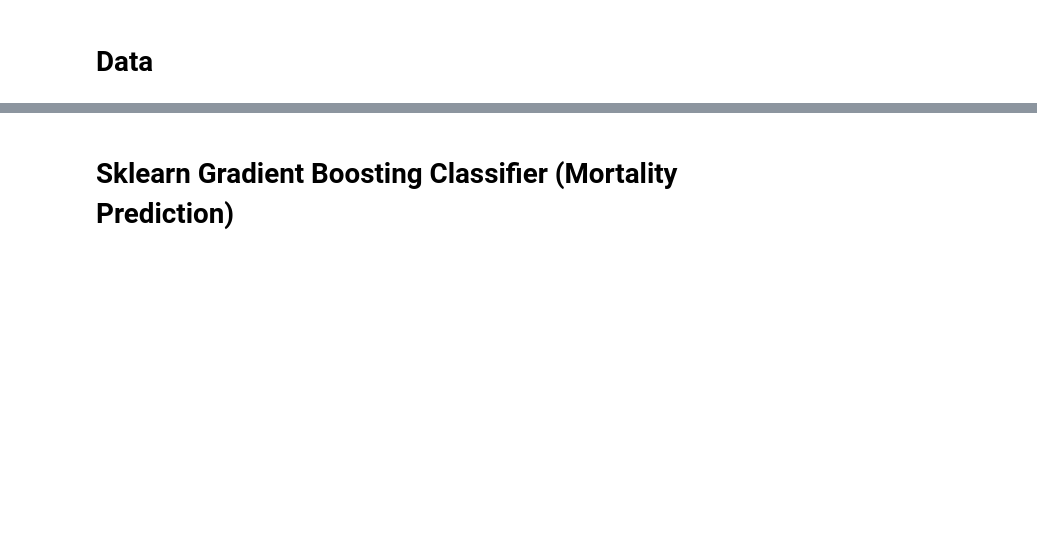
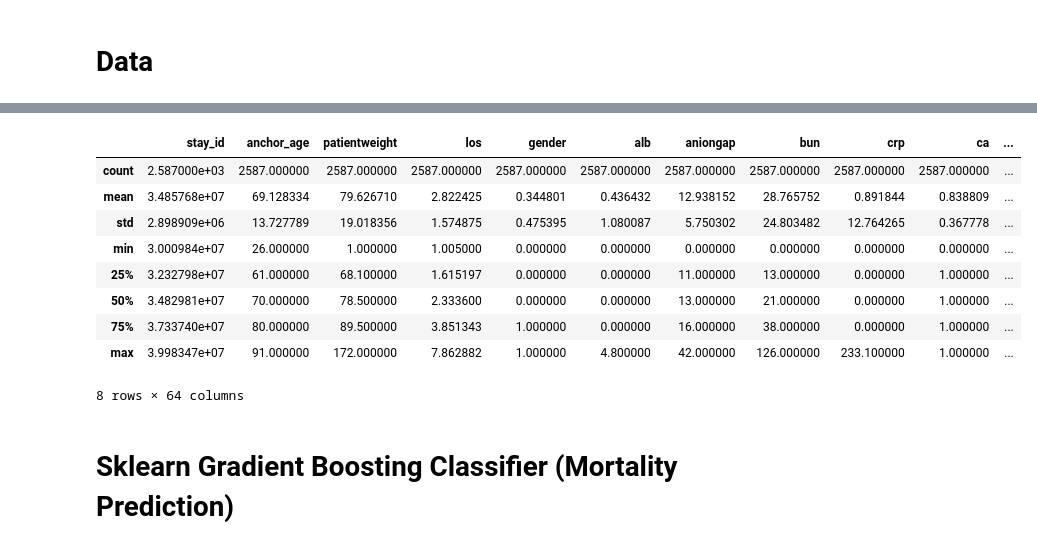
Before and after one commit to aishwarya-rm/cos_534, a Jupyter notebook: project/boosting.ipynb, the cells around one changed output, grey strips where cells are left out. Cells and saved outputs as stored; diff of their text form; code cells hidden in the pictures; blank space fills up the shorter version.

```diff
--- a/project/boosting.ipynb
+++ b/project/boosting.ipynb
@@ -9,0 +21,25 @@ import os, sys
+# %%
+cohort = pd.read_csv("data/mimic-iv-1.0/icu/icustays.csv.gz", compression='gzip')
+admissions = pd.read_csv("data/mimic-iv-1.0/core/admissions.csv.gz", compression='gzip')
+
+# Dictionary of stay_id to patient_id
+stay_to_hadm_id = dict(zip(cohort.stay_id, cohort.hadm_id))
+
+hadm_id_to_death_var = dict(zip(cohort.hadm_id, admissions.deathtime))
+
+stay_id_to_death_var = {stay_id: (1 if isinstance((hadm_id_to_death_var[hadm_id]), str) else 0) \
+                        for stay_id, hadm_id in stay_to_hadm_id.items()}
+# %%
+melanoma_df["deceased"] = melanoma_df["stay_id"].map(stay_id_to_death_var)
+melanoma_df.describe()
+# %% [output]
+|  | stay_id | anchor_age | patientweight | los | gender | alb | aniongap | bun | crp | ca | ... |
+| count | 2.587000e+03 | 2587.000000 | 2587.000000 | 2587.000000 | 2587.000000 | 2587.000000 | 2587.000000 | 2587.000000 | 2587.000000 | 2587.000000 | ... |
+| mean | 3.485768e+07 | 69.128334 | 79.626710 | 2.822425 | 0.344801 | 0.436432 | 12.938152 | 28.765752 | 0.891844 | 0.838809 | ... |
+| std | 2.898909e+06 | 13.727789 | 19.018356 | 1.574875 | 0.475395 | 1.080087 | 5.750302 | 24.803482 | 12.764265 | 0.367778 | ... |
+| min | 3.000984e+07 | 26.000000 | 1.000000 | 1.005000 | 0.000000 | 0.000000 | 0.000000 | 0.000000 | 0.000000 | 0.000000 | ... |
+| 25% | 3.232798e+07 | 61.000000 | 68.100000 | 1.615197 | 0.000000 | 0.000000 | 11.000000 | 13.000000 | 0.000000 | 1.000000 | ... |
+| 50% | 3.482981e+07 | 70.000000 | 78.500000 | 2.333600 | 0.000000 | 0.000000 | 13.000000 | 21.000000 | 0.000000 | 1.000000 | ... |
+| 75% | 3.733740e+07 | 80.000000 | 89.500000 | 3.851343 | 1.000000 | 0.000000 | 16.000000 | 38.000000 | 0.000000 | 1.000000 | ... |
+| max | 3.998347e+07 | 91.000000 | 172.000000 | 7.862882 | 1.000000 | 4.800000 | 42.000000 | 126.000000 | 233.100000 | 1.000000 | ... |
+8 rows × 64 columns
```
Also changed, not shown: parts of 14 cells of this notebook, 1 other file.
